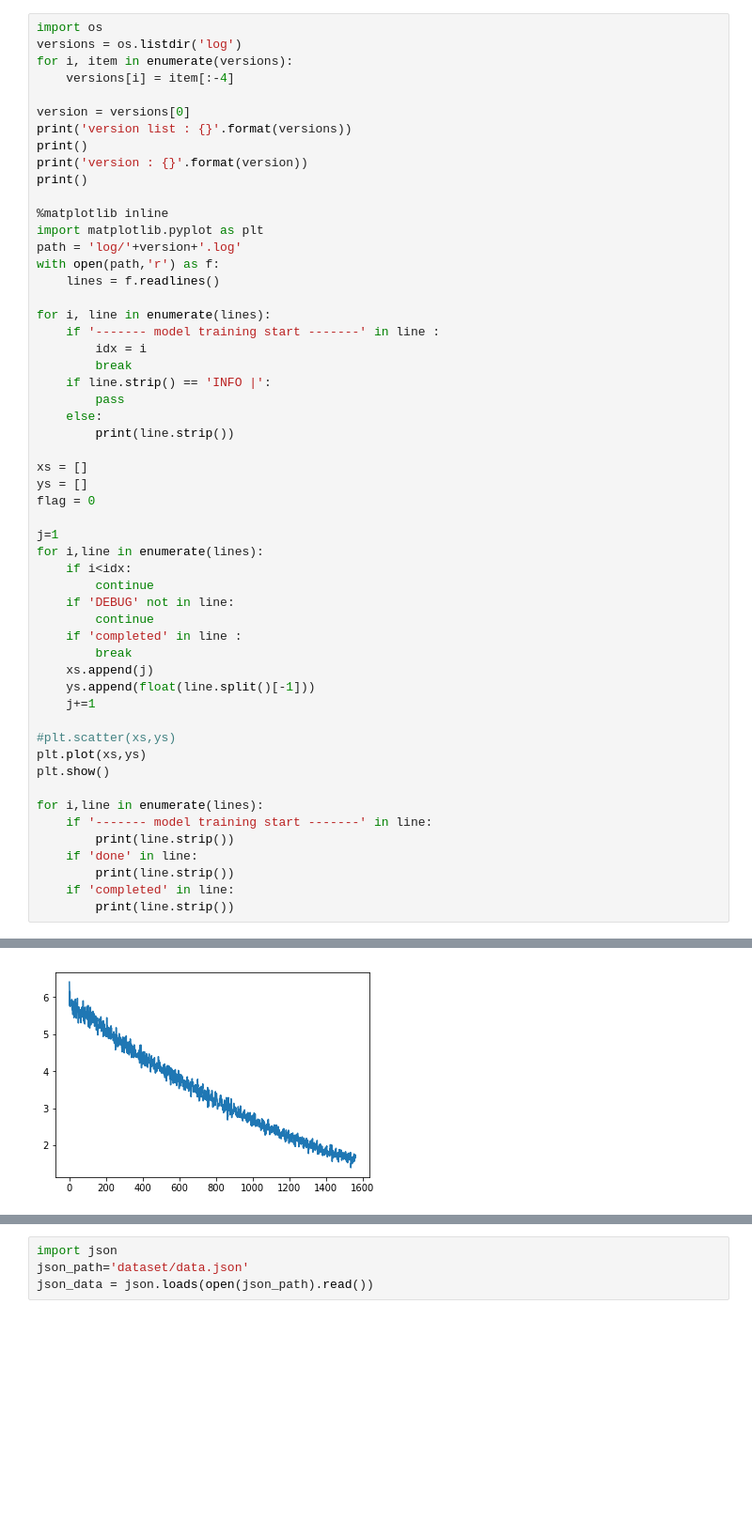
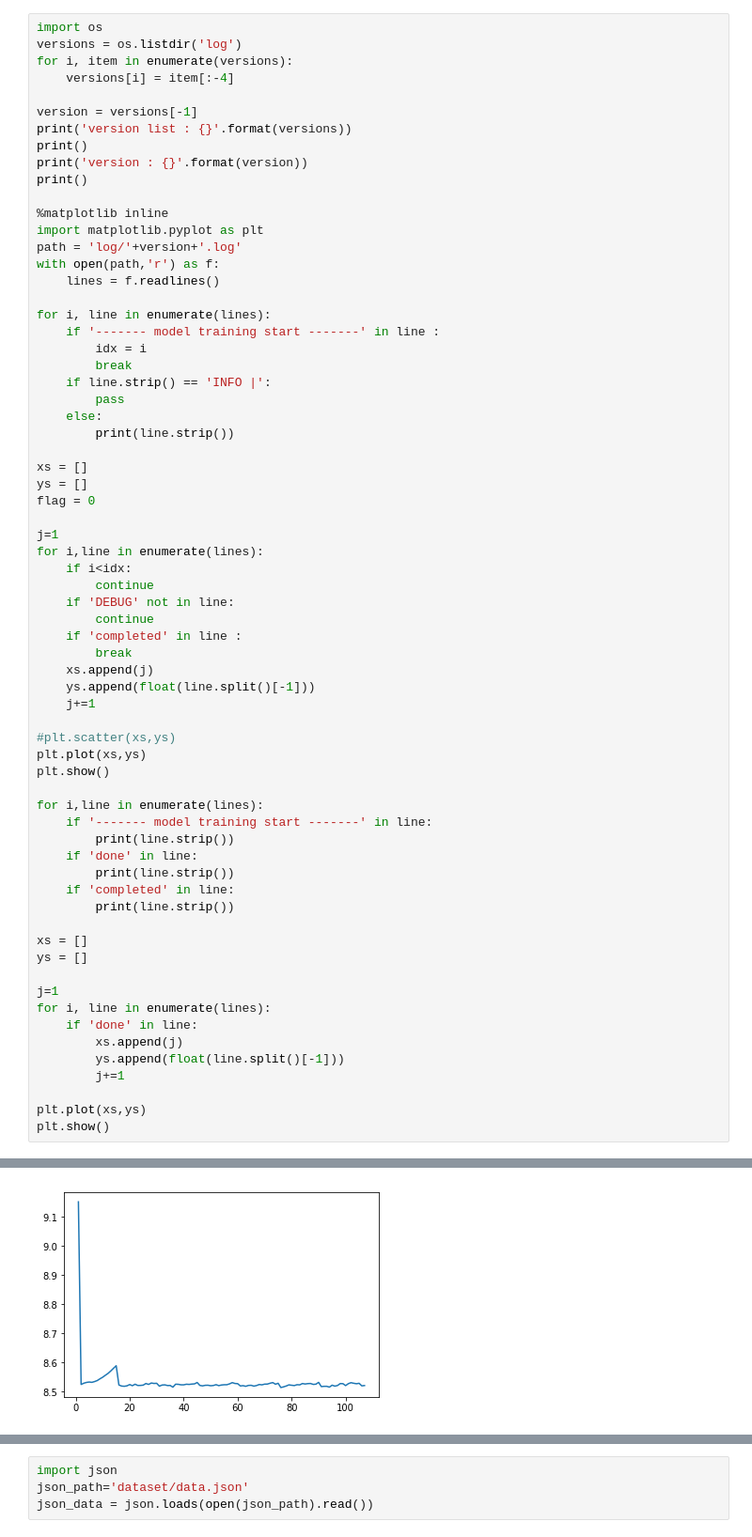
Before and after one commit to ts-kim/MyProject, a Jupyter notebook: visualization_loss.ipynb, the cells around one changed output, grey strips where cells are left out. Shown: that part at 94% size. Saved outputs shown, nothing was run; the diff lists cells and outputs as text; blank space fills up the shorter version.

```diff
--- a/visualization_loss.ipynb
+++ b/visualization_loss.ipynb
@@ -4,7 +4,7 @@ versions = os.listdir('log')
 for i, item in enumerate(versions):
     versions[i] = item[:-4]
 
-version = versions[0]
+version = versions[-1]
 print('version list : {}'.format(versions))
 print()
 print('version : {}'.format(version))
@@ -52,4 +52,17 @@ for i,line in enumerate(lines):
         print(line.strip())
     if 'completed' in line:
         print(line.strip())
+
+xs = []
+ys = []
+
+j=1
+for i, line in enumerate(lines):
+    if 'done' in line:
+        xs.append(j)
+        ys.append(float(line.split()[-1]))
+        j+=1
+
+plt.plot(xs,ys)
+plt.show()
 # %% [output]
@@ -69,4 +82,4 @@ INFO |     learning rate : 0.0001
 INFO |     data path : dataset/
 INFO |  -------------------- setting --------------------
-[figure, old version]
+[figure, new version]
 INFO |  ------- model training start -------
```
Also changed, not shown: parts of 7 cells of this notebook, 3 other files.
